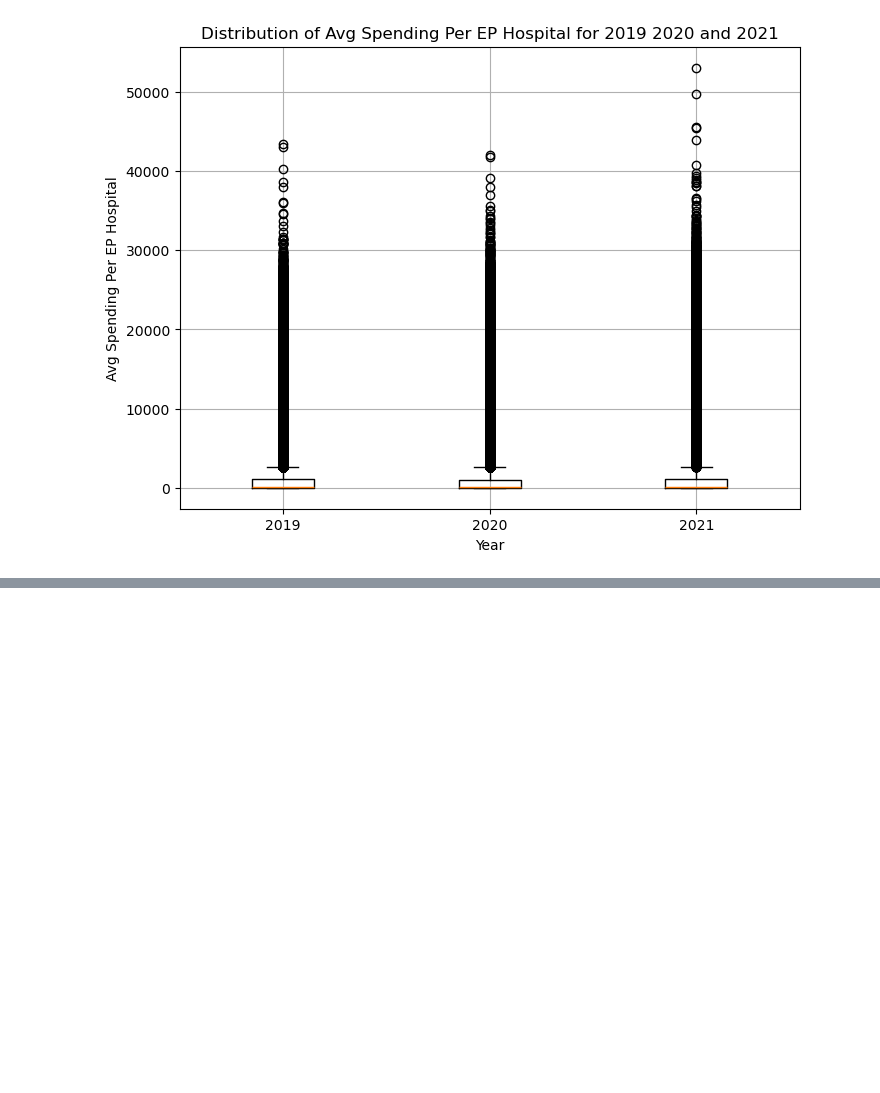
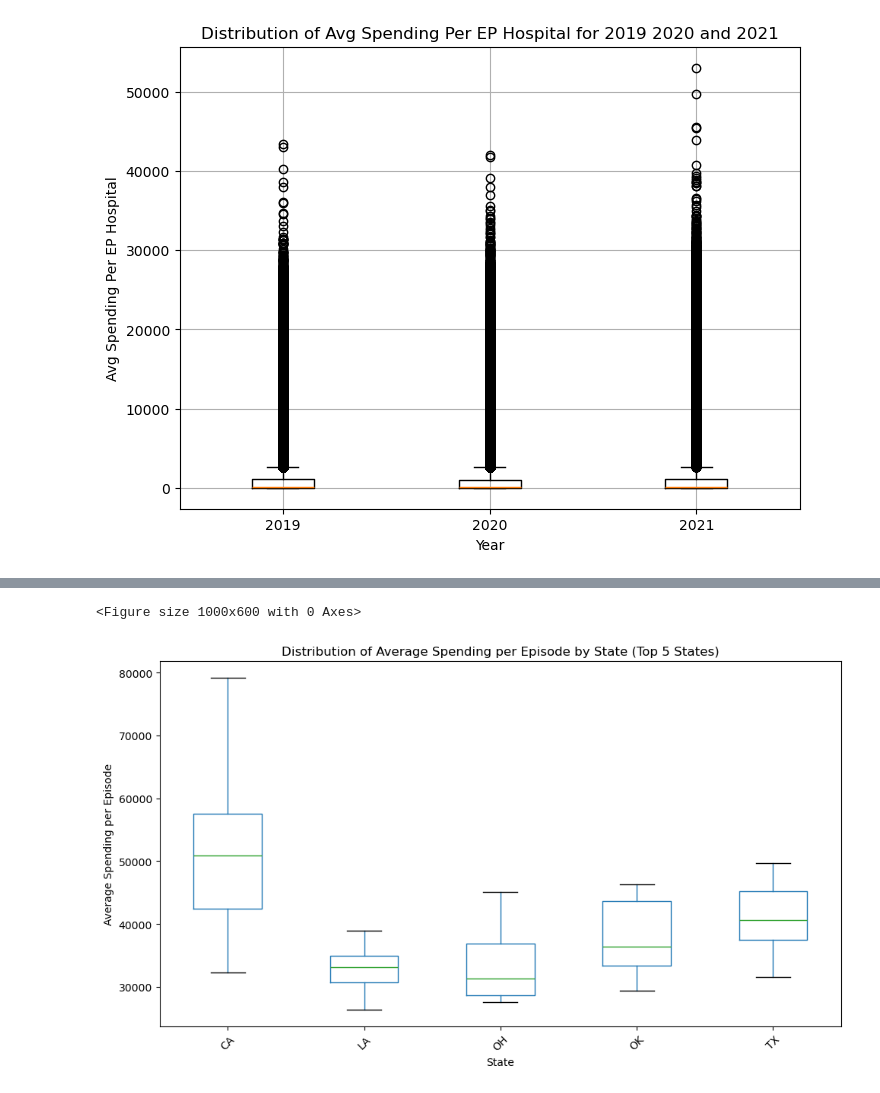
Before and after one commit to ZainabShafi/MEDICARE_EXPENDITURES_ANALYSIS, a Jupyter notebook: Project_1_DFs.ipynb, the cells around one changed output, grey strips where cells are left out. Drawn from its saved outputs; the diff is of its cells as text; code cells hidden in the pictures; blank space fills up the shorter version.

```diff
--- a/Project_1_DFs.ipynb
+++ b/Project_1_DFs.ipynb
@@ -707,0 +708,22 @@ for element in AvgSpendingvsStateGraph.get_xticklabels():
+# %%
+avg_spending_by_state = top_hospitals_allyears.groupby('State')['Avg Spndg Per EP Hospital'].mean()
+
+# Select top 5 states
+top_5_states = avg_spending_by_state.nlargest(5).index
+
+# Filter data for top 5 states
+top_5_states_data = top_hospitals_allyears[top_hospitals_allyears['State'].isin(top_5_states)]
+
+# 3. Box Plot
+plt.figure(figsize=(10, 6))
+top_5_states_data.boxplot(column='Avg Spndg Per EP Hospital', by='State', grid=False, figsize=(10, 6))
+plt.title('Distribution of Average Spending per Episode by State (Top 5 States)')
+plt.xlabel('State')
+plt.ylabel('Average Spending per Episode')
+plt.suptitle('')  # remove the automatically generated title
+plt.xticks(rotation=45)
+plt.tight_layout()
+plt.show()
+# %% [output]
+<Figure size 1000x600 with 0 Axes>
+[figure, added]
```
Also changed, not shown: parts of 1 cell of this notebook.
